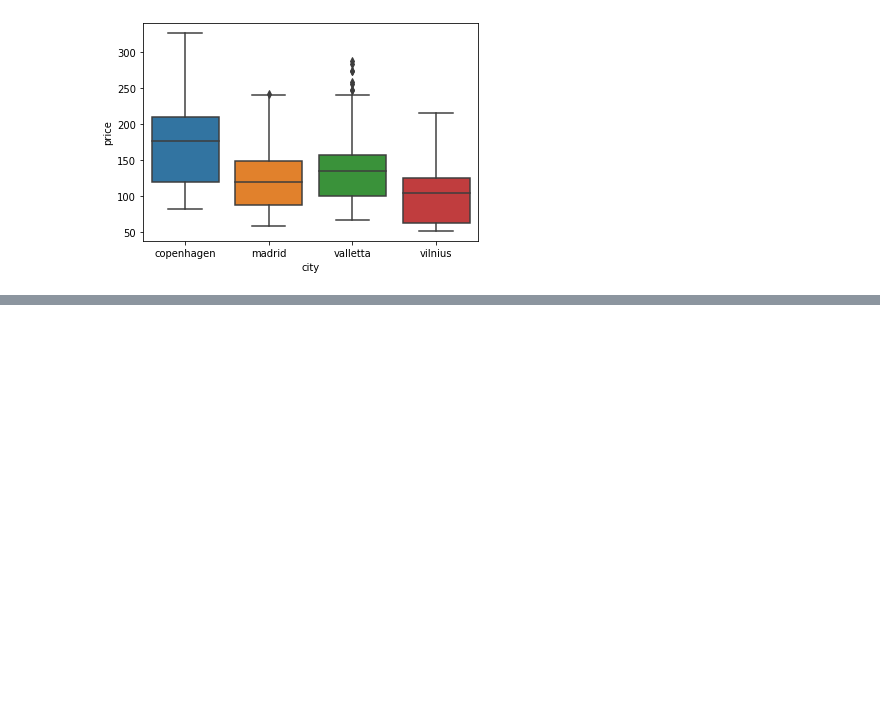
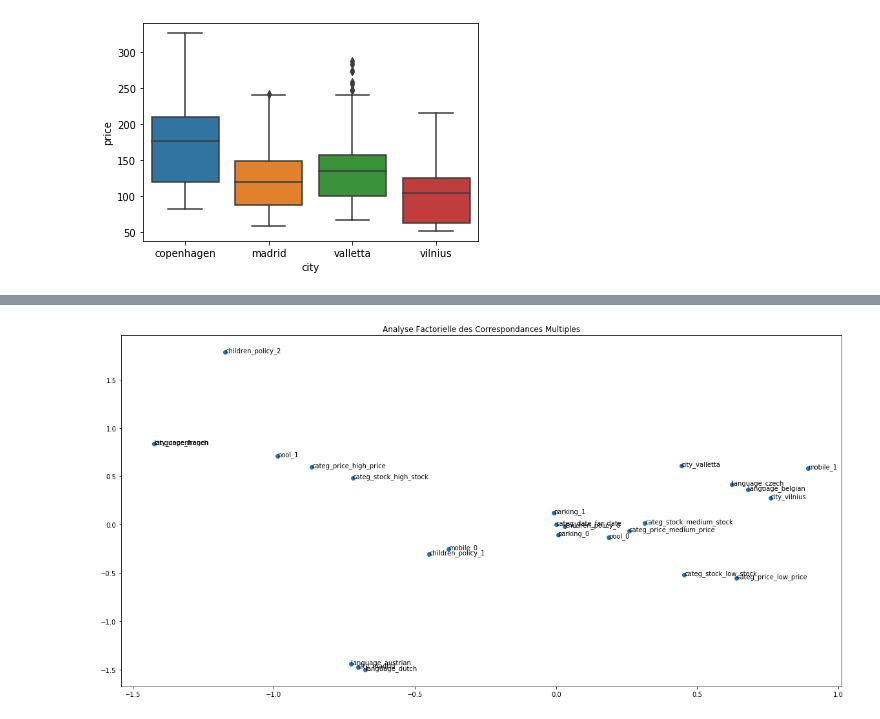
Before and after one commit to njulia1/Defi-IA-2023, a Jupyter notebook: défi_IA_statistiques_descriptives.ipynb, the cells around one changed output, grey strips where cells are left out. Drawn from its saved outputs; the diff is of its cells as text; code cells hidden in the pictures; blank space fills up the shorter version.

```diff
--- a/défi_IA_statistiques_descriptives.ipynb
+++ b/défi_IA_statistiques_descriptives.ipynb
@@ -81,0 +146,3 @@ sns.boxplot(x='city', y='price', data=requests)
+# %%
+dc=pd.DataFrame(pd.get_dummies(data_afcm))
+dc.head()
@@ -81,0 +156,11 @@ sns.boxplot(x='city', y='price', data=requests)
+# %%
+mcaFic=MCA(dc,benzecri=False)
+# %%
+fig = plt.figure(1, figsize=(20, 10))
+plt.scatter(mcaFic.fs_c()[:, 0],mcaFic.fs_c()[:, 1])
+for i, j, nom in zip(mcaFic.fs_c()[:, 0],mcaFic.fs_c()[:, 1], dc.columns):
+       plt.text(i, j, nom)
+plt.title("Analyse Factorielle des Correspondances Multiples")
+plt.show()
+# %% [output]
+[figure, added]
```
Also changed, not shown: parts of 10 cells of this notebook, 1 other file.
